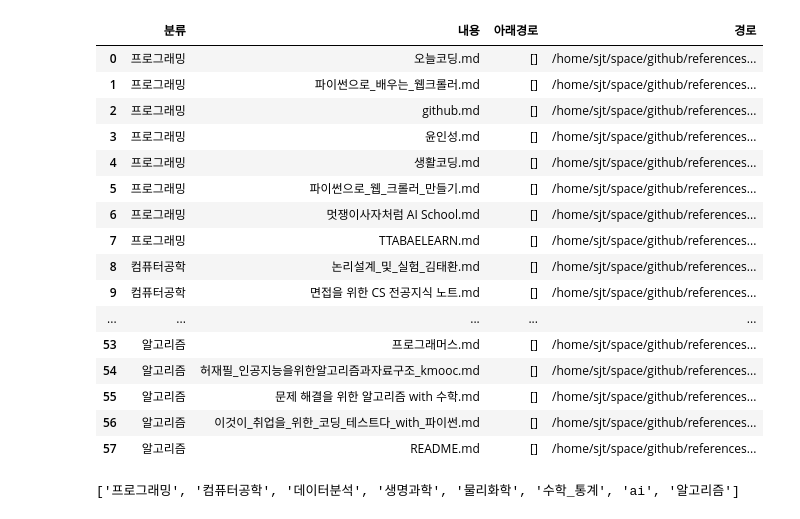
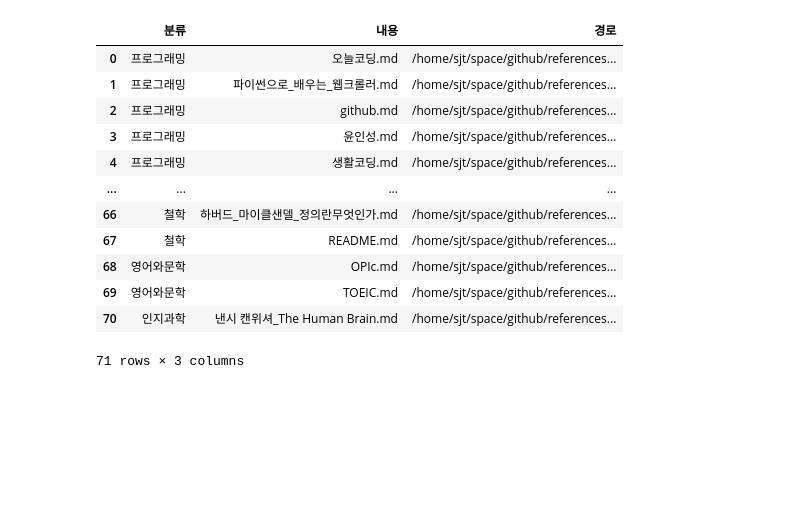
Before and after one commit to Song-Juntae/references, a Jupyter notebook: 기타/reference.ipynb, the cells around one changed output. Saved outputs shown, nothing was run; the diff lists cells and outputs as text; code cells hidden in the pictures; blank space fills up the shorter version.

```diff
--- a/기타/reference.ipynb
+++ b/기타/reference.ipynb
@@ -19,33 +19,30 @@ import seaborn as sns
 # %%
 과학기술 = '/home/sjt/space/github/references/과학기술'
 인문사회과학 = '/home/sjt/space/github/references/인문사회과학'
 
-list_과학기술 = []
+list_reference = []
+
 for path, subdirs, files in os.walk(과학기술):
     for f in files:
-        list_과학기술.append([path.split('/')[-1], f, subdirs, path])
+        list_reference.append([path.split('/')[-1], f, path])
 
-df_reference = pd.DataFrame(list_과학기술, columns=['분류','내용','아래경로','경로'])
+for path, subdirs, files in os.walk(인문사회과학):
+    for f in files:
+        list_reference.append([path.split('/')[-1], f, path])
+
+df_reference = pd.DataFrame(list_reference, columns=['분류','내용','경로'])
 df_reference
 # %% [output]
-|  | 분류 | 내용 | 아래경로 | 경로 |
-| 0 | 프로그래밍 | 오늘코딩.md | [] | /home/sjt/space/github/references... |
-| 1 | 프로그래밍 | 파이썬으로_배우는_웹크롤러.md | [] | /home/sjt/space/github/references... |
-| 2 | 프로그래밍 | github.md | [] | /home/sjt/space/github/references... |
-| 3 | 프로그래밍 | 윤인성.md | [] | /home/sjt/space/github/references... |
-| 4 | 프로그래밍 | 생활코딩.md | [] | /home/sjt/space/github/references... |
-| 5 | 프로그래밍 | 파이썬으로_웹_크롤러_만들기.md | [] | /home/sjt/space/github/references... |
-| 6 | 프로그래밍 | 멋쟁이사자처럼 AI School.md | [] | /home/sjt/space/github/references... |
-| 7 | 프로그래밍 | TTABAELEARN.md | [] | /home/sjt/space/github/references... |
-| 8 | 컴퓨터공학 | 논리설계_및_실험_김태환.md | [] | /home/sjt/space/github/references... |
-| 9 | 컴퓨터공학 | 면접을 위한 CS 전공지식 노트.md | [] | /home/sjt/space/github/references... |
-| ... | ... | ... | ... | ... |
-| 53 | 알고리즘 | 프로그래머스.md | [] | /home/sjt/space/github/references... |
-| 54 | 알고리즘 | 허재필_인공지능을위한알고리즘과자료구조_kmooc.md | [] | /home/sjt/space/github/references... |
-| 55 | 알고리즘 | 문제 해결을 위한 알고리즘 with 수학.md | [] | /home/sjt/space/github/references... |
-| 56 | 알고리즘 | 이것이_취업을_위한_코딩_테스트다_with_파이썬.md | [] | /home/sjt/space/github/references... |
-| 57 | 알고리즘 | README.md | [] | /home/sjt/space/github/references... |
+|  | 분류 | 내용 | 경로 |
+| 0 | 프로그래밍 | 오늘코딩.md | /home/sjt/space/github/references... |
+| 1 | 프로그래밍 | 파이썬으로_배우는_웹크롤러.md | /home/sjt/space/github/references... |
+| 2 | 프로그래밍 | github.md | /home/sjt/space/github/references... |
+| 3 | 프로그래밍 | 윤인성.md | /home/sjt/space/github/references... |
+| 4 | 프로그래밍 | 생활코딩.md | /home/sjt/space/github/references... |
+| ... | ... | ... | ... |
+| 66 | 철학 | 하버드_마이클샌델_정의란무엇인가.md | /home/sjt/space/github/references... |
+| 67 | 철학 | README.md | /home/sjt/space/github/references... |
+| 68 | 영어와문학 | OPIc.md | /home/sjt/space/github/references... |
+| 69 | 영어와문학 | TOEIC.md | /home/sjt/space/github/references... |
+| 70 | 인지과학 | 낸시 캔위셔_The Human Brain.md | /home/sjt/space/github/references... |
+71 rows × 3 columns
-# %%
-os.listdir('/home/sjt/space/github/references/과학기술')
-# %% [output]
-['프로그래밍', '컴퓨터공학', '데이터분석', '생명과학', '물리화학', '수학_통계', 'ai', '알고리즘']
```
Also changed, not shown: parts of 3 cells of this notebook, 1 other file.
